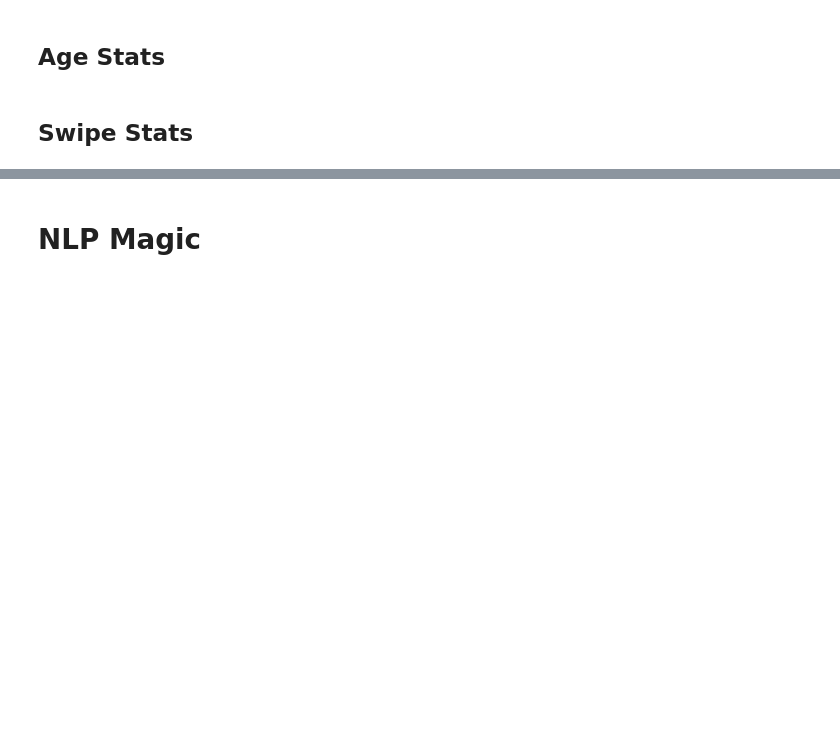
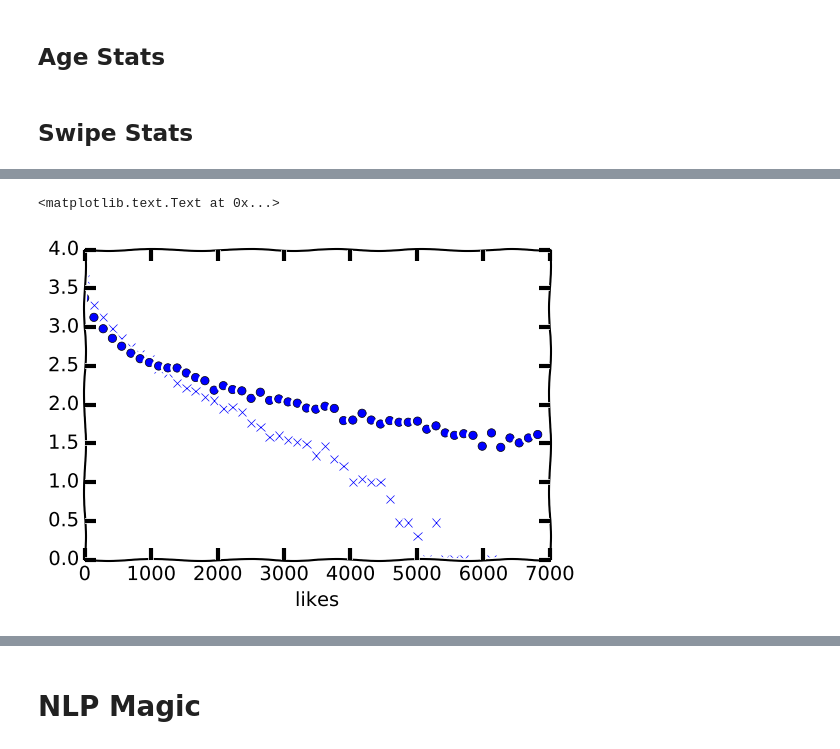
Before and after one commit to alabidi/MuzMatch, a Jupyter notebook: MM.ipynb, the cells around one changed output, grey strips where cells are left out. Drawn from its saved outputs; the diff is of its cells as text; code cells hidden in the pictures; blank space fills up the shorter version.

```diff
--- a/MM.ipynb
+++ b/MM.ipynb
@@ -431,0 +374,8 @@ pickle.dump(dUK2,open(data+'dUK2.pkl','wb'))
+# %%
+plt.xkcd()
+plt.plot(b[:-1],np.log10(cm),'x')
+plt.plot(b[:-1],np.log10(clm),'bo')
+plt.xlabel('likes')
+# %% [output]
+<matplotlib.text.Text at 0x...>
+[figure, added]
```
Also changed, not shown: parts of 143 cells of this notebook, 7 other files.
